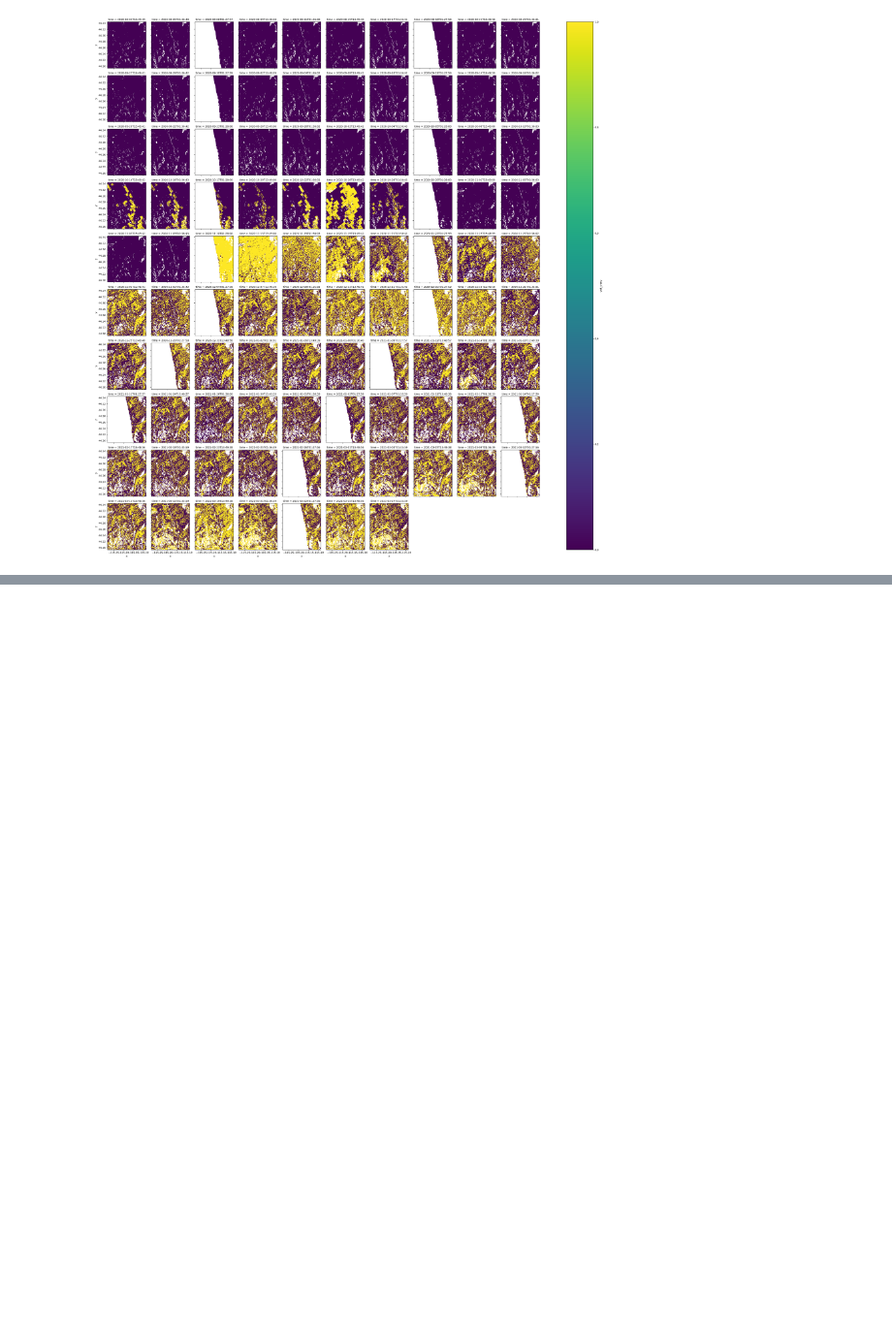
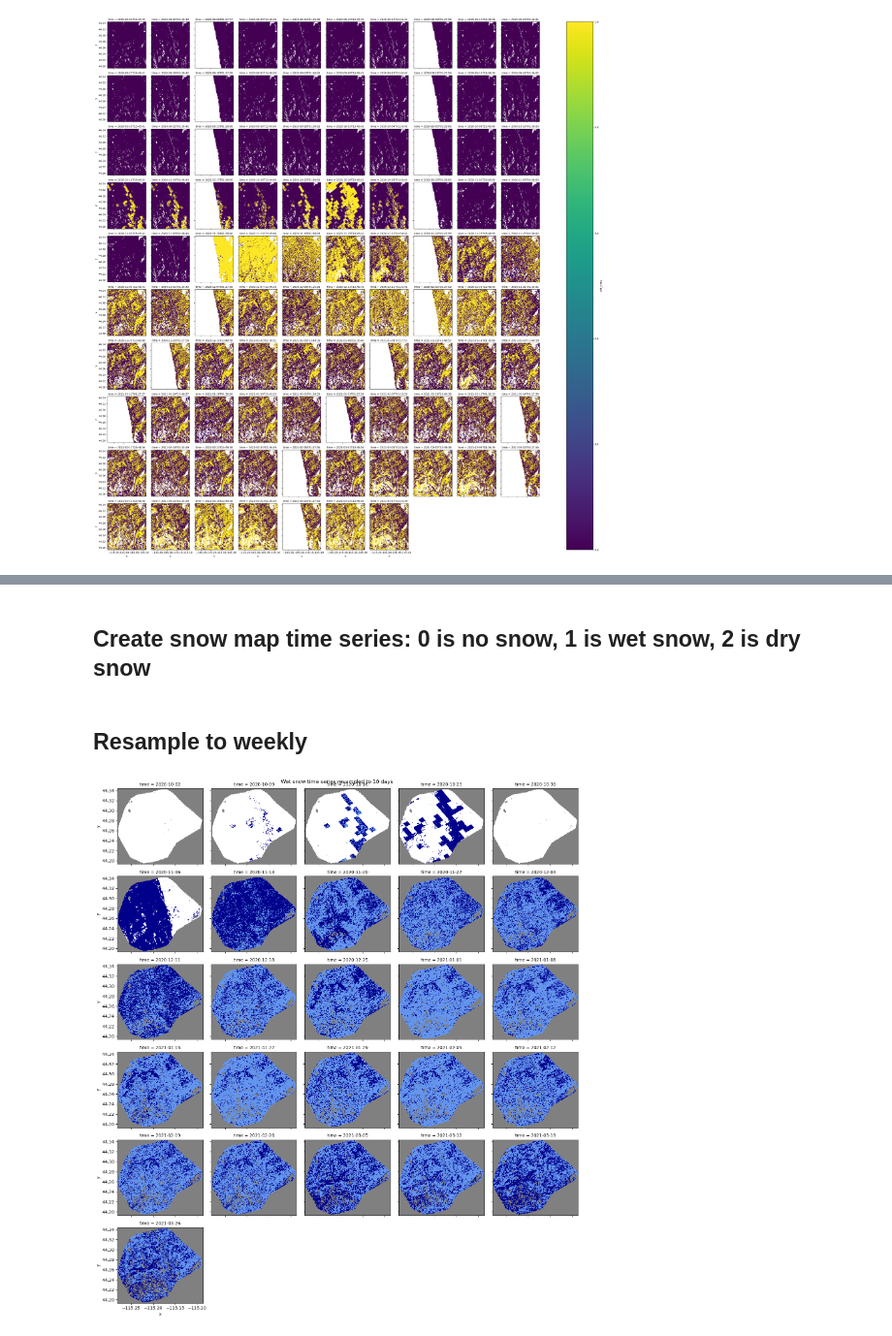
Before and after one commit to SnowEx/spicy-snow, a Jupyter notebook: contrib/gagliano/wet_snow_plot_wet_snow_time_series.ipynb, the cells around one changed output, grey strips where cells are left out. Shown: that part at 97% size. Cells and saved outputs as stored; diff of their text form; code cells hidden in the pictures; blank space fills up the shorter version.

```diff
--- a/contrib/gagliano/wet_snow_plot_wet_snow_time_series.ipynb
+++ b/contrib/gagliano/wet_snow_plot_wet_snow_time_series.ipynb
@@ -90,0 +109,2 @@ ds_resampled.plot(col='time',col_wrap=8)
+# %% [markdown]
+## Create snow map time series: 0 is no snow, 1 is wet snow, 2 is dry snow
@@ -90,0 +124,2 @@ ds_resampled.plot(col='time',col_wrap=8)
+# %% [markdown]
+## Resample to weekly
@@ -90,0 +129,16 @@ ds_resampled.plot(col='time',col_wrap=8)
+# %%
+wet_cmap = ListedColormap(["white", "darkblue", "cornflowerblue"])
+f = ds_resample.plot(col='time',col_wrap=5, add_colorbar=False,cmap=wet_cmap) # YlGnBu
+
+for ax in f.axs.flatten():
+    ax.set_facecolor('gray')
+    #boundary_gdf.plot(ax=ax,color='black')
+    #ax.plot(boundary_gdf,color='black')
+
+f.fig.suptitle('Wet snow time series resampled to 10 days')
+#f.fig.set_size_inches(11,7)
+
+f.fig.tight_layout()
+f.fig.savefig('figures/wet_snow_ts_10days.png',dpi=600)
+# %% [output]
+[figure, added]
```
Also changed, not shown: parts of 20 cells of this notebook, 2 other files.
